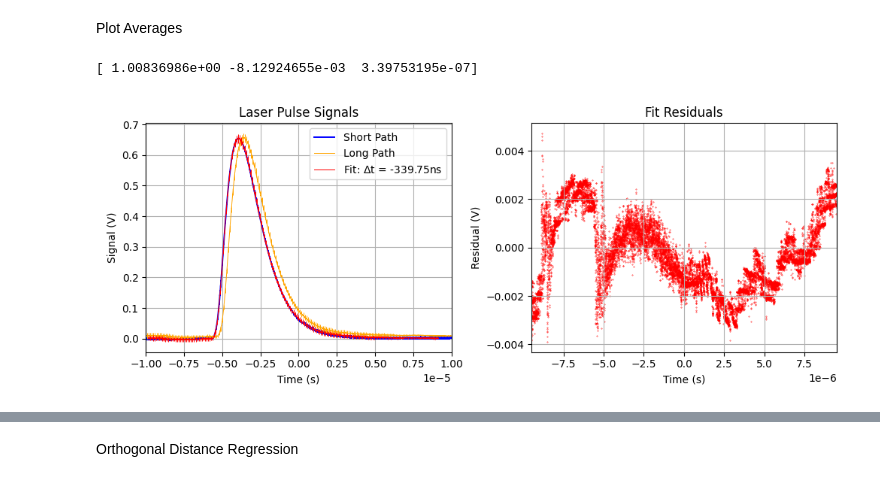
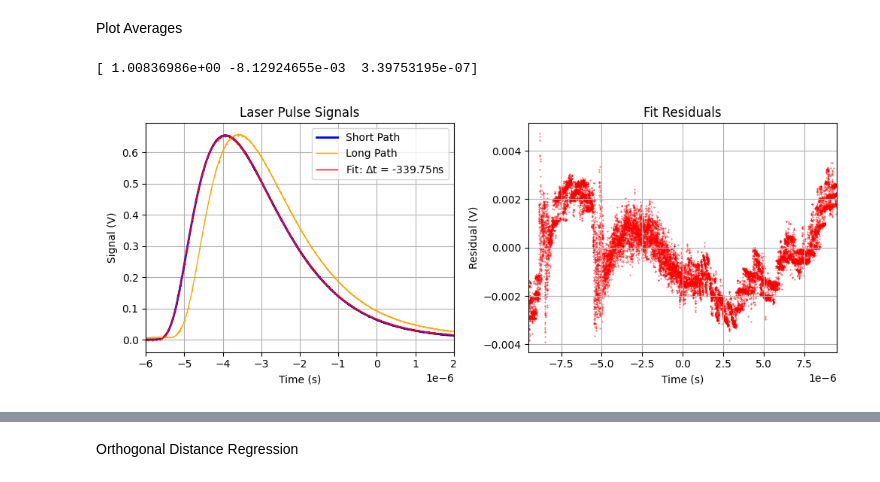
Before and after one commit to deanr02/Speed_of_light, a Jupyter notebook: Waveforms/analysis.ipynb, the cells around one changed output, grey strips where cells are left out. Cells and saved outputs as stored; diff of their text form; code cells hidden in the pictures.

```diff
--- a/Waveforms/analysis.ipynb
+++ b/Waveforms/analysis.ipynb
@@ -301,11 +305,11 @@ def plot_avg(range1,range2, low_cut, high_cut, linewidth):
 
     x1 = np.mean( np.array( [np.array(pd.read_csv(f, skiprows=16).iloc[:,0]) for f in short_files]), axis=0)
     y1 = np.mean( np.array( [np.array(pd.read_csv(f, skiprows=16).iloc[:,1]) for f in short_files]), axis=0)
-    sd1 = np.std( np.array( [np.array(pd.read_csv(f, skiprows=16).iloc[:,1]) for f in short_files]), axis=0)
+    sd1 = np.std( np.array( [np.array(pd.read_csv(f, skiprows=16).iloc[:,1]) for f in short_files]), axis=0)/np.sqrt(10)
 
     x2 = np.mean( np.array( [np.array(pd.read_csv(f, skiprows=16).iloc[:,0]) for f in long_files]), axis=0 )
     y2 = np.mean( np.array( [np.array(pd.read_csv(f, skiprows=16).iloc[:,1]) for f in long_files]), axis=0 )
-    sd2 = np.std( np.array( [np.array(pd.read_csv(f, skiprows=16).iloc[:,1]) for f in long_files]), axis=0 )
+    sd2 = np.std( np.array( [np.array(pd.read_csv(f, skiprows=16).iloc[:,1]) for f in long_files]), axis=0 )/np.sqrt(10)
 
 
     d1 = np.array([x1, y1, sd1]).transpose()
@@ -384,7 +388,7 @@ def plot_avg(range1,range2, low_cut, high_cut, linewidth):
     ax1.set_title("Laser Pulse Signals")
     ax1.legend()
     ax1.grid()
-    ax1.set_xlim(-1e-5,1e-5)
+    ax1.set_xlim(-0.6e-5, 0.2e-5)
 
     ax2.scatter(d2[0], [-r for r in pure_residuals(result.x)],s=0.1, color='red')
     # Configure the plot
@@ -428,7 +432,7 @@ def plot_avg(range1,range2, low_cut, high_cut, linewidth):
     print("low " + str(low_cut))
     print("high " + str(high_cut))
 # %%
-plot_avg((10,19), (20,29), -9.5e-6, 9.5e-6, 0.7)
+plot_avg((10,19), (20,29), -9.5e-6, 9.5e-6, 1)
 # %% [output]
 [ 1.00836986e+00 -8.12924655e-03  3.39753195e-07]
-[figure, old version]
+[figure, new version]
```
Also changed, not shown: parts of 2 cells of this notebook, 24 other files.
